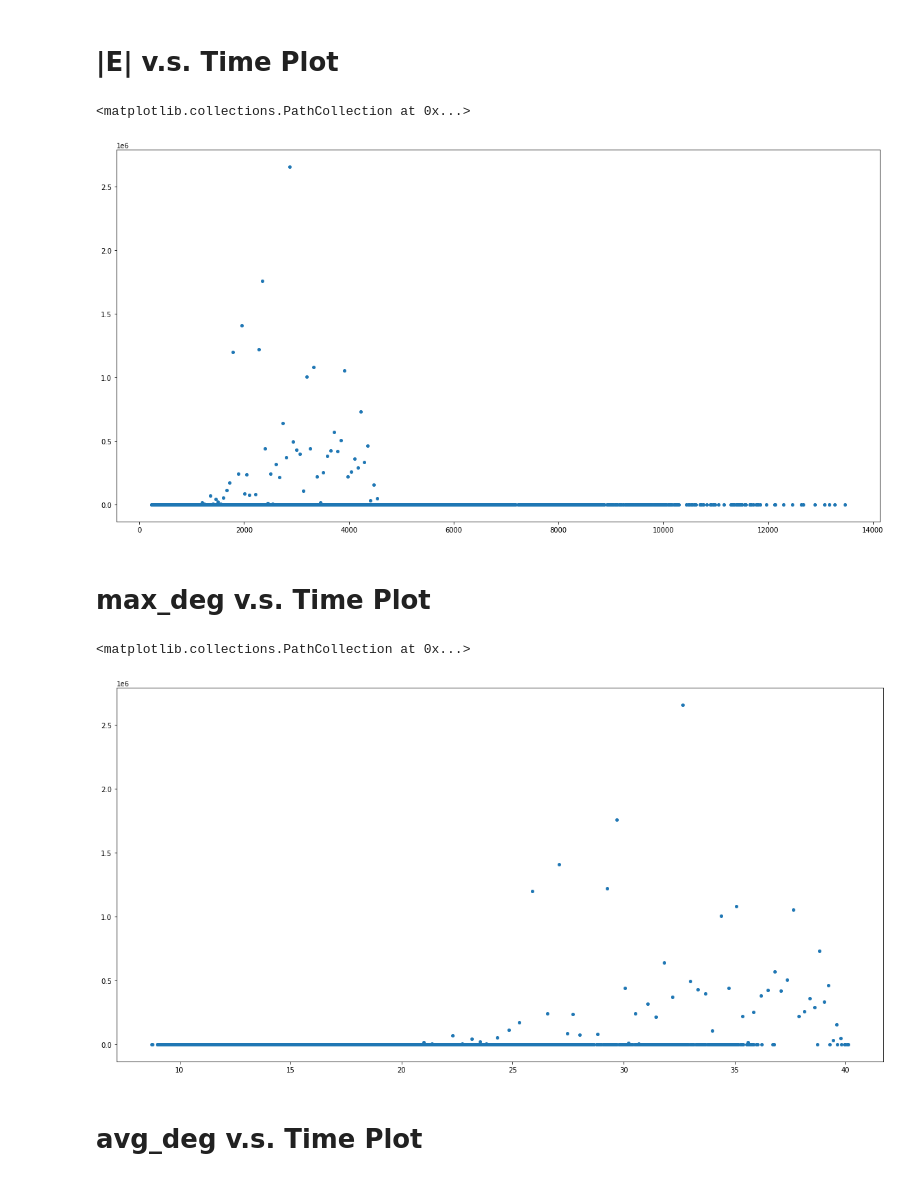
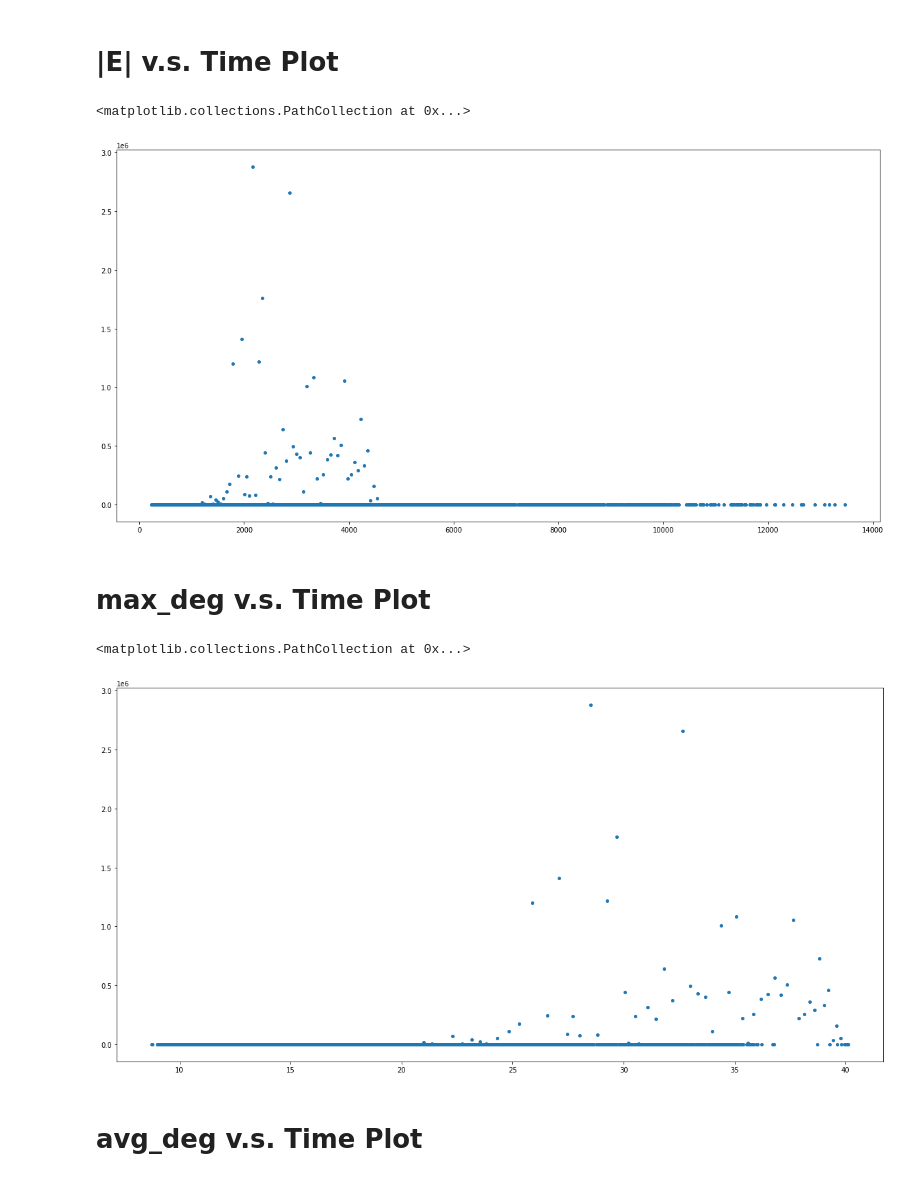
Before and after one commit to yanlab19870714/gthinkerQC_taskTimeDistribution, a Jupyter notebook: patent.ipynb, the cells around one changed output. Drawn from its saved outputs; the diff is of its cells as text; code cells hidden in the pictures.

```diff
--- a/patent.ipynb
+++ b/patent.ipynb
@@ -62,18 +57,15 @@ plt.scatter(x, y, s=16)
 # %%
 import numpy as np
 import matplotlib.pyplot as plt
 
 x = np.array(df['|E|'])
 y = np.array(df['time(ms)'])
 
-x = x[:-1]
-y = y[:-1]
-
 plt.figure(figsize=(20,10))
 plt.scatter(x, y, s=16)
 # %% [output]
 <matplotlib.collections.PathCollection at 0x...>
-[figure, old version]
+[figure, new version]
 # %% [markdown]
 # max_deg v.s. Time Plot
 # %%
@@ -83,14 +75,11 @@ import matplotlib.pyplot as plt
 x = np.array(df['avg_deg'])
 y = np.array(df['time(ms)'])
 
-x = x[:-1]
-y = y[:-1]
-
 plt.figure(figsize=(20,10))
 plt.scatter(x, y, s=16)
 # %% [output]
 <matplotlib.collections.PathCollection at 0x...>
-[figure, old version]
+[figure, new version]
 # %% [markdown]
 # avg_deg v.s. Time Plot
 # %%
```
Also changed, not shown: parts of 6 cells of this notebook, 3 other files.
